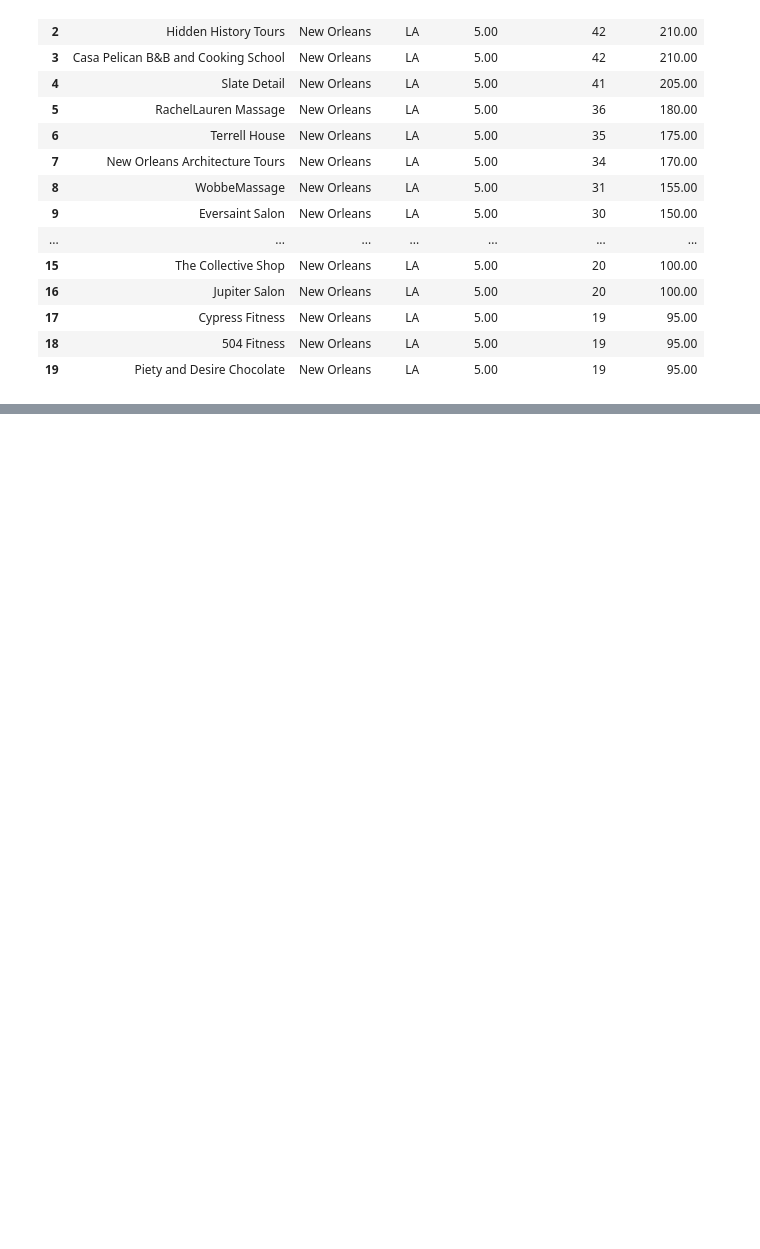
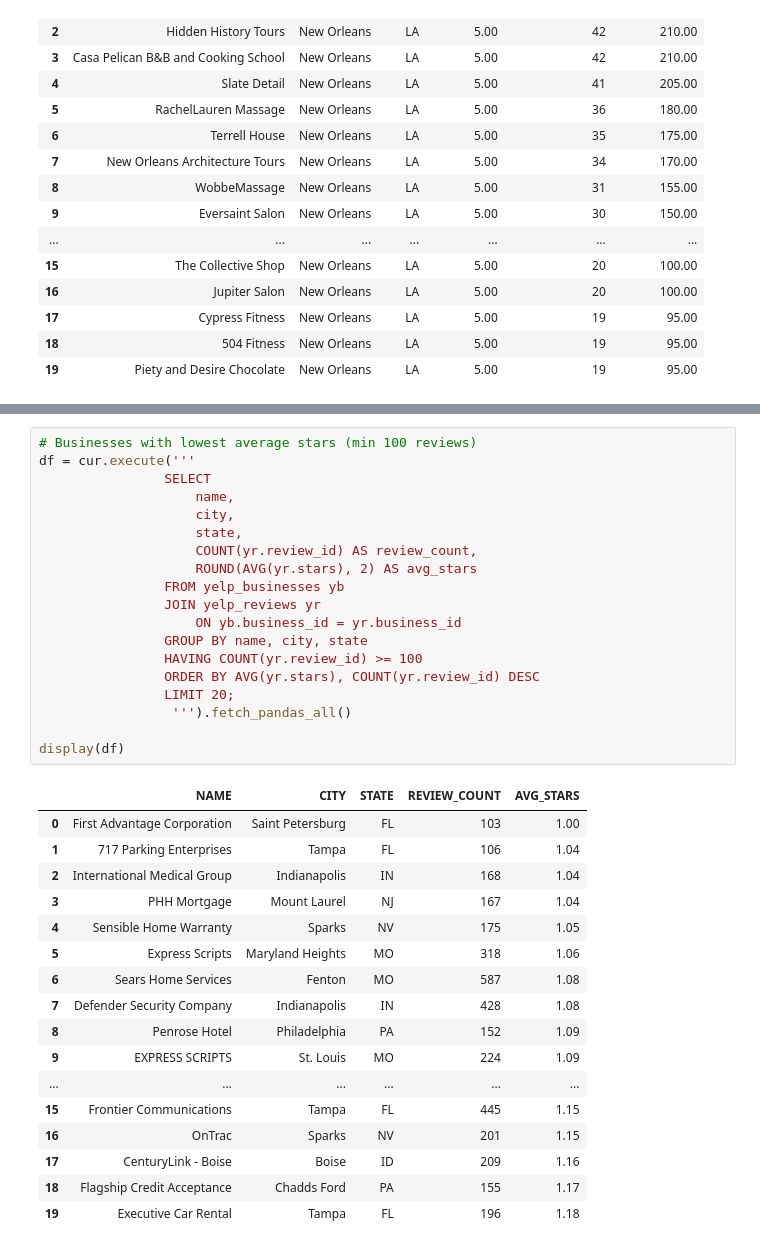
Before and after one commit to KeeganDavis/data-projects, a Jupyter notebook: yelp-reviews/notebooks/sql_queries.ipynb, the cells around one changed output, grey strips where cells are left out. Cells and saved outputs as stored; diff of their text form; blank space fills up the shorter version.

Commit message:
avg star rating by category for open and closed businesses and lowest rated businesses

```diff
--- a/yelp-reviews/notebooks/sql_queries.ipynb
+++ b/yelp-reviews/notebooks/sql_queries.ipynb
@@ -1188,0 +1282,37 @@ display(df)
+# %%
+# Businesses with lowest average stars (min 100 reviews)
+df = cur.execute('''
+                SELECT
+                    name,
+                    city,
+                    state,
+                    COUNT(yr.review_id) AS review_count,
+                    ROUND(AVG(yr.stars), 2) AS avg_stars
+                FROM yelp_businesses yb
+                JOIN yelp_reviews yr
+                    ON yb.business_id = yr.business_id
+                GROUP BY name, city, state
+                HAVING COUNT(yr.review_id) >= 100
+                ORDER BY AVG(yr.stars), COUNT(yr.review_id) DESC
+                LIMIT 20;
+                 ''').fetch_pandas_all()
+
+display(df)
+# %% [output]
+|  | NAME | CITY | STATE | REVIEW_COUNT | AVG_STARS |
+| 0 | First Advantage Corporation | Saint Petersburg | FL | 103 | 1.00 |
+| 1 | 717 Parking Enterprises | Tampa | FL | 106 | 1.04 |
+| 2 | International Medical Group | Indianapolis | IN | 168 | 1.04 |
+| 3 | PHH Mortgage | Mount Laurel | NJ | 167 | 1.04 |
+| 4 | Sensible Home Warranty | Sparks | NV | 175 | 1.05 |
+| 5 | Express Scripts | Maryland Heights | MO | 318 | 1.06 |
+| 6 | Sears Home Services | Fenton | MO | 587 | 1.08 |
+| 7 | Defender Security Company | Indianapolis | IN | 428 | 1.08 |
+| 8 | Penrose Hotel | Philadelphia | PA | 152 | 1.09 |
+| 9 | EXPRESS SCRIPTS | St. Louis | MO | 224 | 1.09 |
+| ... | ... | ... | ... | ... | ... |
+| 15 | Frontier Communications | Tampa | FL | 445 | 1.15 |
+| 16 | OnTrac | Sparks | NV | 201 | 1.15 |
+| 17 | CenturyLink - Boise | Boise | ID | 209 | 1.16 |
+| 18 | Flagship Credit Acceptance | Chadds Ford | PA | 155 | 1.17 |
+| 19 | Executive Car Rental | Tampa | FL | 196 | 1.18 |
```
Also changed, not shown: parts of 3 cells of this notebook.
